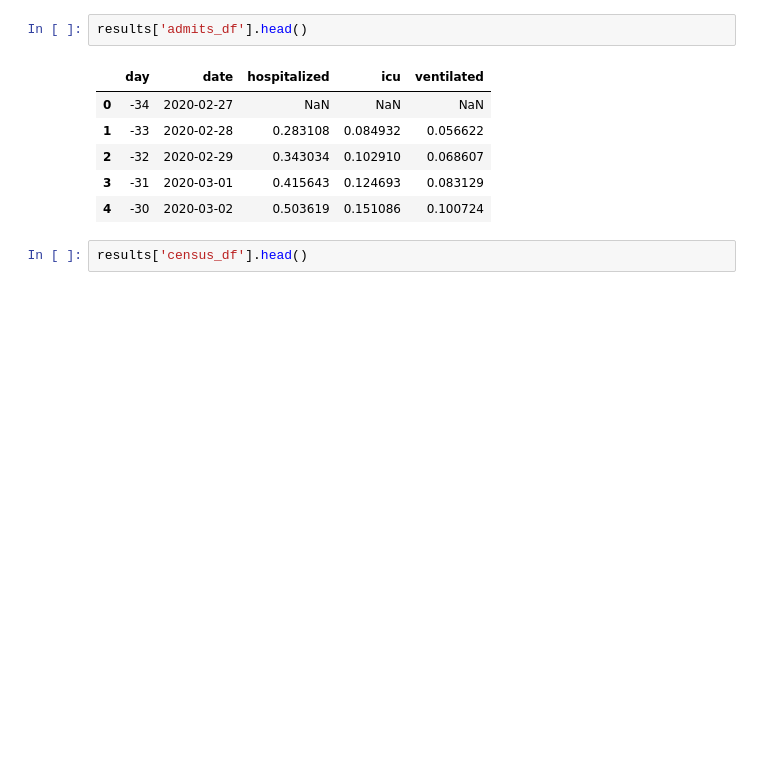
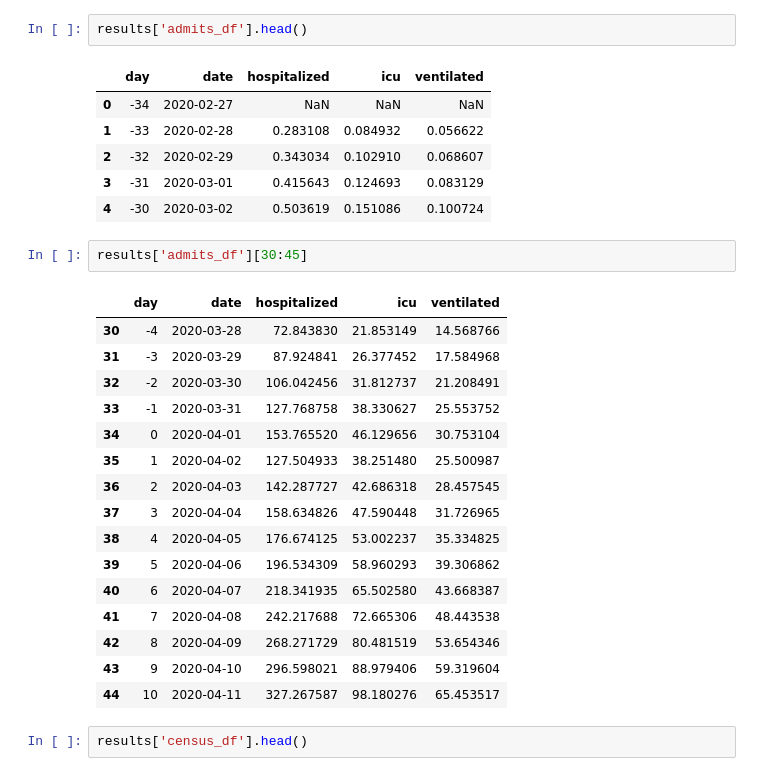
Before and after one commit to misken/c19, a Jupyter notebook: mychime/scenario_runner/using_sim_chime_scenario_runner.ipynb, the cells around one changed output. Cells and saved outputs as stored; diff of their text form; blank space fills up the shorter version.

```diff
--- a/mychime/scenario_runner/using_sim_chime_scenario_runner.ipynb
+++ b/mychime/scenario_runner/using_sim_chime_scenario_runner.ipynb
@@ -126,6 +126,25 @@ results['admits_df'].head()
 | 2 | -32 | 2020-02-29 | 0.343034 | 0.102910 | 0.068607 |
 | 3 | -31 | 2020-03-01 | 0.415643 | 0.124693 | 0.083129 |
 | 4 | -30 | 2020-03-02 | 0.503619 | 0.151086 | 0.100724 |
+# %%
+results['admits_df'][30:45]
+# %% [output]
+|  | day | date | hospitalized | icu | ventilated |
+| 30 | -4 | 2020-03-28 | 72.843830 | 21.853149 | 14.568766 |
+| 31 | -3 | 2020-03-29 | 87.924841 | 26.377452 | 17.584968 |
+| 32 | -2 | 2020-03-30 | 106.042456 | 31.812737 | 21.208491 |
+| 33 | -1 | 2020-03-31 | 127.768758 | 38.330627 | 25.553752 |
+| 34 | 0 | 2020-04-01 | 153.765520 | 46.129656 | 30.753104 |
+| 35 | 1 | 2020-04-02 | 127.504933 | 38.251480 | 25.500987 |
+| 36 | 2 | 2020-04-03 | 142.287727 | 42.686318 | 28.457545 |
+| 37 | 3 | 2020-04-04 | 158.634826 | 47.590448 | 31.726965 |
+| 38 | 4 | 2020-04-05 | 176.674125 | 53.002237 | 35.334825 |
+| 39 | 5 | 2020-04-06 | 196.534309 | 58.960293 | 39.306862 |
+| 40 | 6 | 2020-04-07 | 218.341935 | 65.502580 | 43.668387 |
+| 41 | 7 | 2020-04-08 | 242.217688 | 72.665306 | 48.443538 |
+| 42 | 8 | 2020-04-09 | 268.271729 | 80.481519 | 53.654346 |
+| 43 | 9 | 2020-04-10 | 296.598021 | 88.979406 | 59.319604 |
+| 44 | 10 | 2020-04-11 | 327.267587 | 98.180276 | 65.453517 |
 # %%
 results['census_df'].head()
 # %% [output]
```
Also changed, not shown: parts of 4 cells of this notebook.
